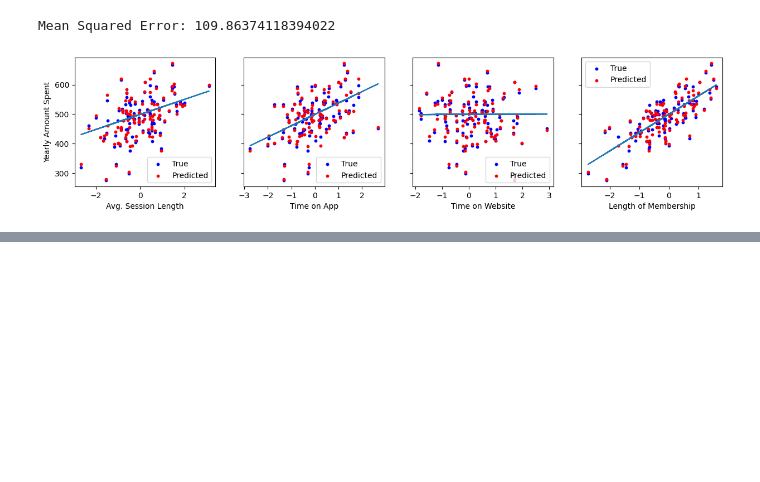
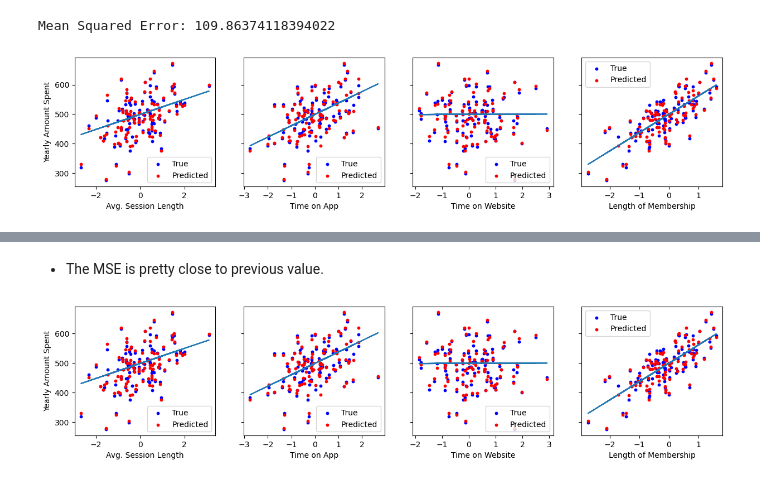
Before and after one commit to lam-thai-nguyen/Linear-Regression-E-Commerce, a Jupyter notebook: main.ipynb, the cells around one changed output, grey strips where cells are left out. Saved outputs shown, nothing was run; the diff lists cells and outputs as text; code cells hidden in the pictures; blank space fills up the shorter version.

```diff
--- a/main.ipynb
+++ b/main.ipynb
@@ -167,0 +232,17 @@ plt.show()
+# %% [markdown]
+- The MSE is pretty close to previous value.
+# %%
+# Visualization
+n_features = X_test.shape[1]
+
+_, ax = plt.subplots(1, n_features, figsize=(15, 3), sharey=True)
+for i in range(n_features):
+    ax[i].scatter(X_test[:, i], y_test, c="b", s=10, label="True")
+    ax[i].scatter(X_test[:, i], y_pred, c="r", s=10, label="Predicted")
+    ax[i].plot(X_test[:, i], X_test[:, i] * w_optimal[i] + b_optimal)
+    ax[i].set_xlabel(features[i])
+    ax[i].legend()
+ax[0].set_ylabel("Yearly Amount Spent")
+plt.show()
+# %% [output]
+[figure, added]
```
Also changed, not shown: parts of 13 cells of this notebook.
